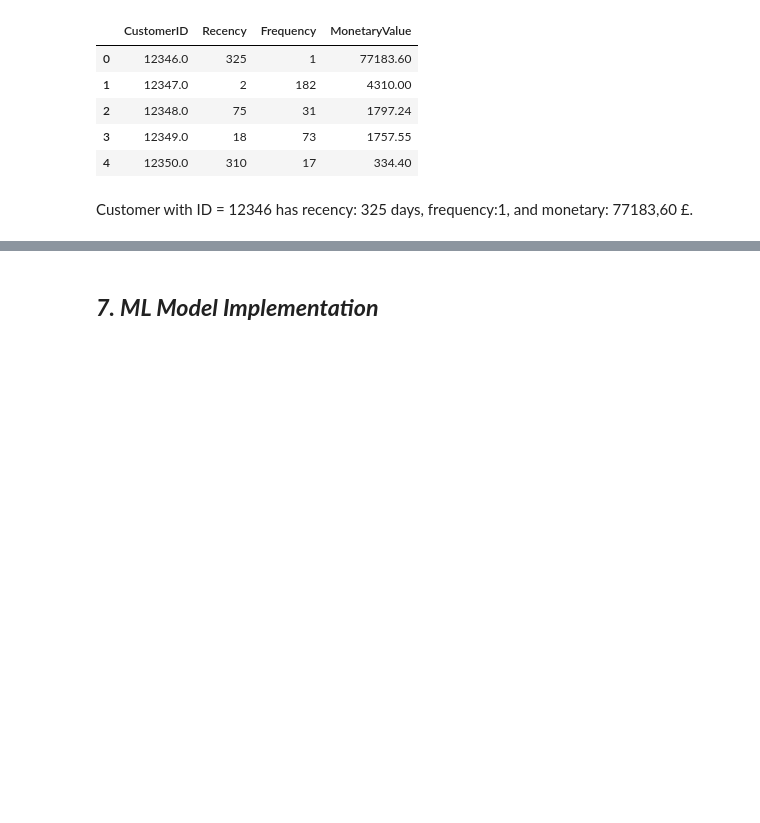
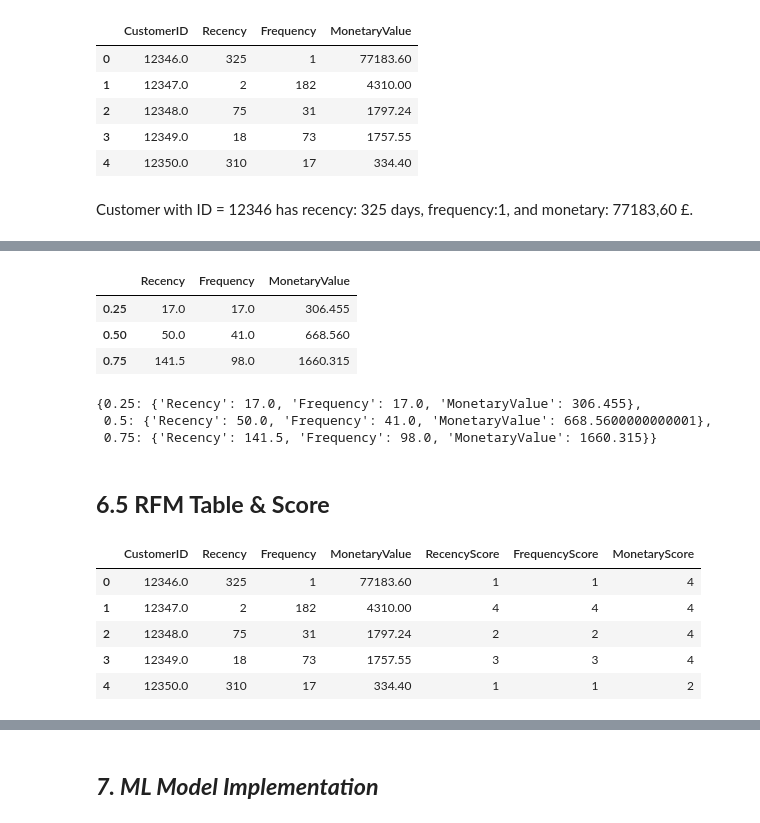
Before and after one commit to Preetirai-tech/Online-Retail-Customer-Segmentation-Project, a Jupyter notebook: Customer_Segmentation.ipynb, the cells around one changed output, grey strips where cells are left out. Cells and saved outputs as stored; diff of their text form; code cells hidden in the pictures; blank space fills up the shorter version.

```diff
--- a/Customer_Segmentation.ipynb
+++ b/Customer_Segmentation.ipynb
@@ -625,0 +728,21 @@ Customer with ID = 12346 has recency: 325 days, frequency:1, and monetary: 77183
+# %%
+# alculate quantiles for the RFM dataframe
+quantiles = rfm_df[['Recency', 'Frequency', 'MonetaryValue']].quantile(q = [0.25, 0.5, 0.75])
+
+quantiles
+# %% [output]
+|  | Recency | Frequency | MonetaryValue |
+| 0.25 | 17.0 | 17.0 | 306.455 |
+| 0.50 | 50.0 | 41.0 | 668.560 |
+| 0.75 | 141.5 | 98.0 | 1660.315 |
+# %%
+# Convert quantile values to dictionary
+quantiles_dict = quantiles.transpose().to_dict()
+
+quantiles_dict
+# %% [output]
+{0.25: {'Recency': 17.0, 'Frequency': 17.0, 'MonetaryValue': 306.455},
+ 0.5: {'Recency': 50.0, 'Frequency': 41.0, 'MonetaryValue': 668.5600000000001},
+ 0.75: {'Recency': 141.5, 'Frequency': 98.0, 'MonetaryValue': 1660.315}}
+# %% [markdown]
+## **6.5 RFM Table & Score**
@@ -625,0 +759,10 @@ Customer with ID = 12346 has recency: 325 days, frequency:1, and monetary: 77183
+# %%
+# Show first 5 rows of the rfm_df dataframe
+rfm_df.head()
+# %% [output]
+|  | CustomerID | Recency | Frequency | MonetaryValue | RecencyScore | FrequencyScore | MonetaryScore |
+| 0 | 12346.0 | 325 | 1 | 77183.60 | 1 | 1 | 4 |
+| 1 | 12347.0 | 2 | 182 | 4310.00 | 4 | 4 | 4 |
+| 2 | 12348.0 | 75 | 31 | 1797.24 | 2 | 2 | 4 |
+| 3 | 12349.0 | 18 | 73 | 1757.55 | 3 | 3 | 4 |
+| 4 | 12350.0 | 310 | 17 | 334.40 | 1 | 1 | 2 |
```
Also changed, not shown: parts of 23 cells of this notebook.
